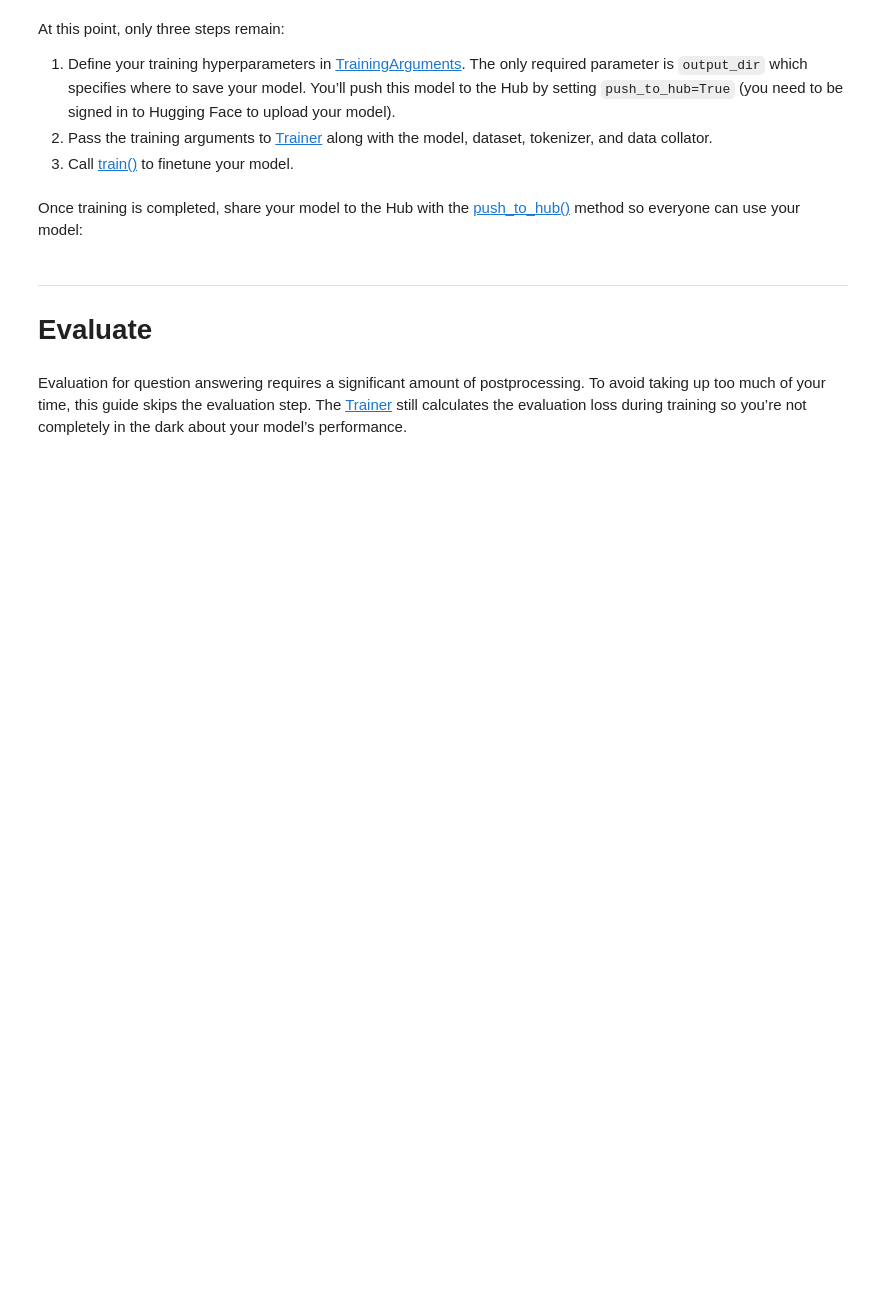
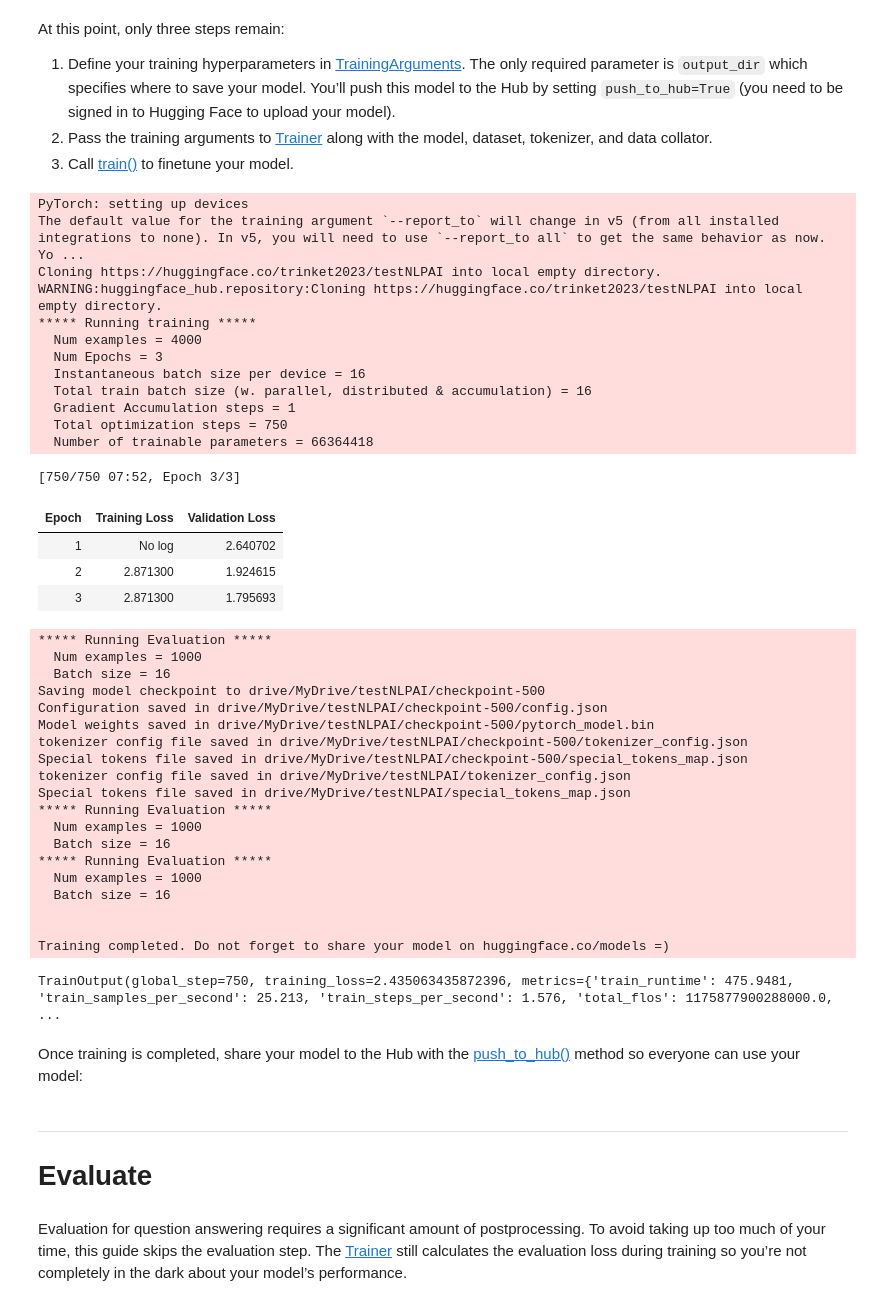
Before and after one commit to Trink3t/TestAI-For-NLP-QA, a Jupyter notebook: QA.ipynb, the cells around one changed output. Saved outputs shown, nothing was run; the diff lists cells and outputs as text; code cells hidden in the pictures; blank space fills up the shorter version.

```diff
--- a/QA.ipynb
+++ b/QA.ipynb
@@ -136,24 +174,62 @@ At this point, only three steps remain:
 # %%
 training_args = TrainingArguments(
     output_dir="drive/MyDrive/testNLPAI",
     evaluation_strategy="epoch",
     learning_rate=2e-5,
     per_device_train_batch_size=16,
     per_device_eval_batch_size=16,
     num_train_epochs=3,
     weight_decay=0.01,
-    push_to_hub=True,
+    push_to_hub=False,
 )
 
 trainer = Trainer(
     model=model,
     args=training_args,
     train_dataset=tokenized_squad["train"],
     eval_dataset=tokenized_squad["test"],
     tokenizer=tokenizer,
     data_collator=data_collator,
 )
 
 trainer.train()
+# %% [output]
+PyTorch: setting up devices
+The default value for the training argument `--report_to` will change in v5 (from all installed integrations to none). In v5, you will need to use `--report_to all` to get the same behavior as now. Yo ...
+Cloning https://huggingface.co/trinket2023/testNLPAI into local empty directory.
+WARNING:huggingface_hub.repository:Cloning https://huggingface.co/trinket2023/testNLPAI into local empty directory.
+***** Running training *****
+  Num examples = 4000
+  Num Epochs = 3
+  Instantaneous batch size per device = 16
+  Total train batch size (w. parallel, distributed & accumulation) = 16
+  Gradient Accumulation steps = 1
+  Total optimization steps = 750
+  Number of trainable parameters = 66364418
+[750/750 07:52, Epoch 3/3]
+| Epoch | Training Loss | Validation Loss |
+| 1 | No log | 2.640702 |
+| 2 | 2.871300 | 1.924615 |
+| 3 | 2.871300 | 1.795693 |
+***** Running Evaluation *****
+  Num examples = 1000
+  Batch size = 16
+Saving model checkpoint to drive/MyDrive/testNLPAI/checkpoint-500
+Configuration saved in drive/MyDrive/testNLPAI/checkpoint-500/config.json
+Model weights saved in drive/MyDrive/testNLPAI/checkpoint-500/pytorch_model.bin
+tokenizer config file saved in drive/MyDrive/testNLPAI/checkpoint-500/tokenizer_config.json
+Special tokens file saved in drive/MyDrive/testNLPAI/checkpoint-500/special_tokens_map.json
+tokenizer config file saved in drive/MyDrive/testNLPAI/tokenizer_config.json
+Special tokens file saved in drive/MyDrive/testNLPAI/special_tokens_map.json
+***** Running Evaluation *****
+  Num examples = 1000
+  Batch size = 16
+***** Running Evaluation *****
+  Num examples = 1000
+  Batch size = 16
+
+
+Training completed. Do not forget to share your model on huggingface.co/models =)
+TrainOutput(global_step=750, training_loss=2.435063435872396, metrics={'train_runtime': 475.9481, 'train_samples_per_second': 25.213, 'train_steps_per_second': 1.576, 'total_flos': 1175877900288000.0, ...
 # %% [markdown]
 Once training is completed, share your model to the Hub with the [push_to_hub()](https://huggingface.co/docs/transformers/v4.26.1/en/main_classes/trainer#transformers.Trainer.push_to_hub) method so everyone can use your model:
```
Also changed, not shown: parts of 8 cells of this notebook.
